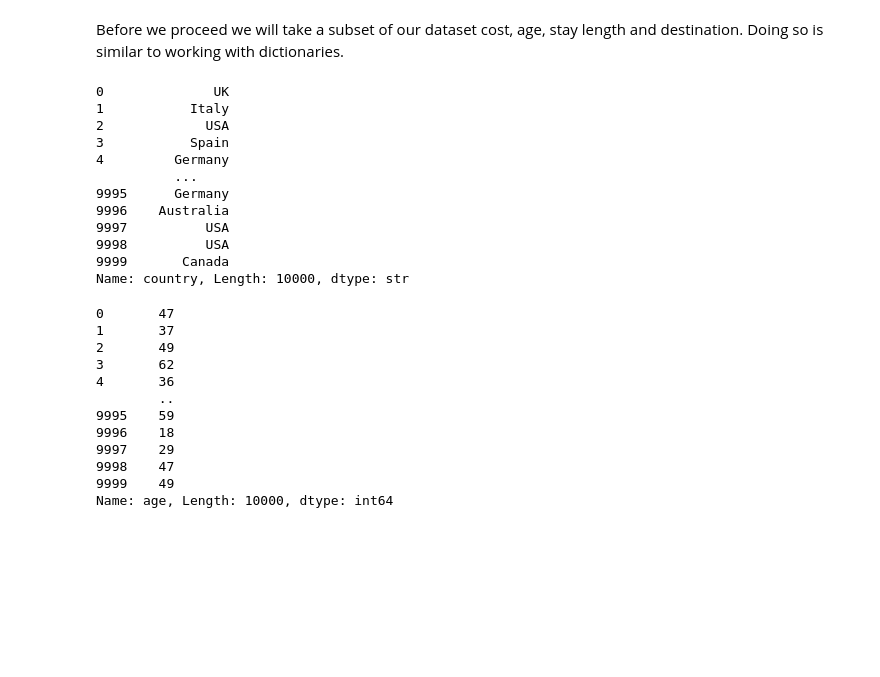
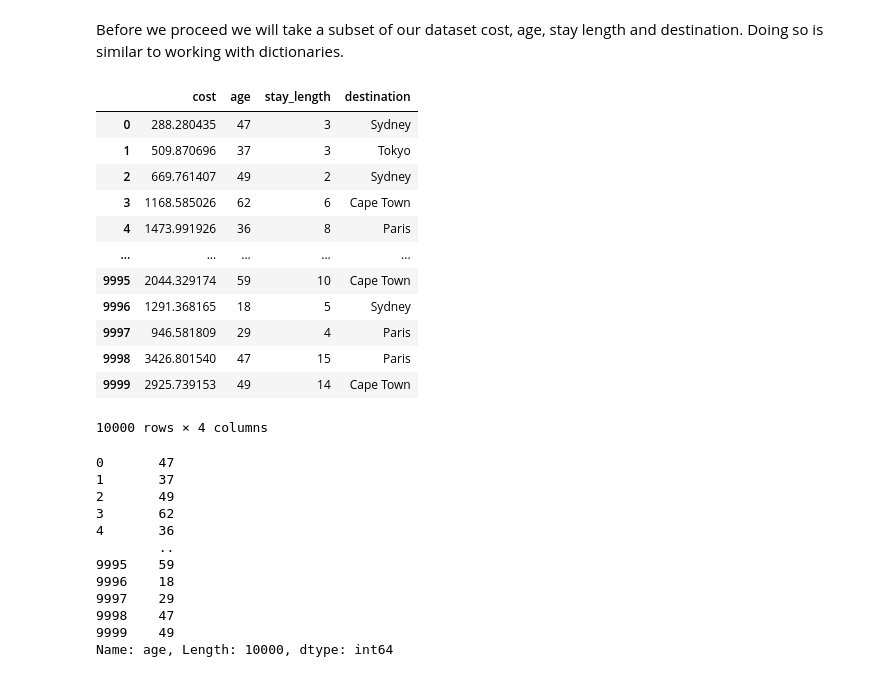
Before and after one commit to VictoireNgouokoUCLL/students2627, a Jupyter notebook: lab1/lab_1_part2_intro_to_case.ipynb, the cells around one changed output. Drawn from its saved outputs; the diff is of its cells as text; code cells hidden in the pictures; blank space fills up the shorter version.

```diff
--- a/lab1/lab_1_part2_intro_to_case.ipynb
+++ b/lab1/lab_1_part2_intro_to_case.ipynb
@@ -164,21 +179,23 @@ Index(['sales_id', 'age', 'country', 'membership_status', 'previous_purchases',
       dtype='str')
 # %% [markdown]
 Before we proceed we will take a subset of our dataset cost, age, stay length and destination. Doing so is similar to working with dictionaries.
-# %%
-travel_dataset["country"]
-# %% [output]
-0              UK
-1           Italy
-2             USA
-3           Spain
-4         Germany
-          ...
-9995      Germany
-9996    Australia
-9997          USA
-9998          USA
-9999       Canada
-Name: country, Length: 10000, dtype: str
+# %%
+subset=travel_dataset[["cost","age","stay_length","destination"]]
+subset
+# %% [output]
+|  | cost | age | stay_length | destination |
+| 0 | 288.280435 | 47 | 3 | Sydney |
+| 1 | 509.870696 | 37 | 3 | Tokyo |
+| 2 | 669.761407 | 49 | 2 | Sydney |
+| 3 | 1168.585026 | 62 | 6 | Cape Town |
+| 4 | 1473.991926 | 36 | 8 | Paris |
+| ... | ... | ... | ... | ... |
+| 9995 | 2044.329174 | 59 | 10 | Cape Town |
+| 9996 | 1291.368165 | 18 | 5 | Sydney |
+| 9997 | 946.581809 | 29 | 4 | Paris |
+| 9998 | 3426.801540 | 47 | 15 | Paris |
+| 9999 | 2925.739153 | 49 | 14 | Cape Town |
+10000 rows × 4 columns
 # %%
 travel_dataset["age"]
 # %% [output]
```
Also changed, not shown: parts of 2 cells of this notebook, 1 other file.
